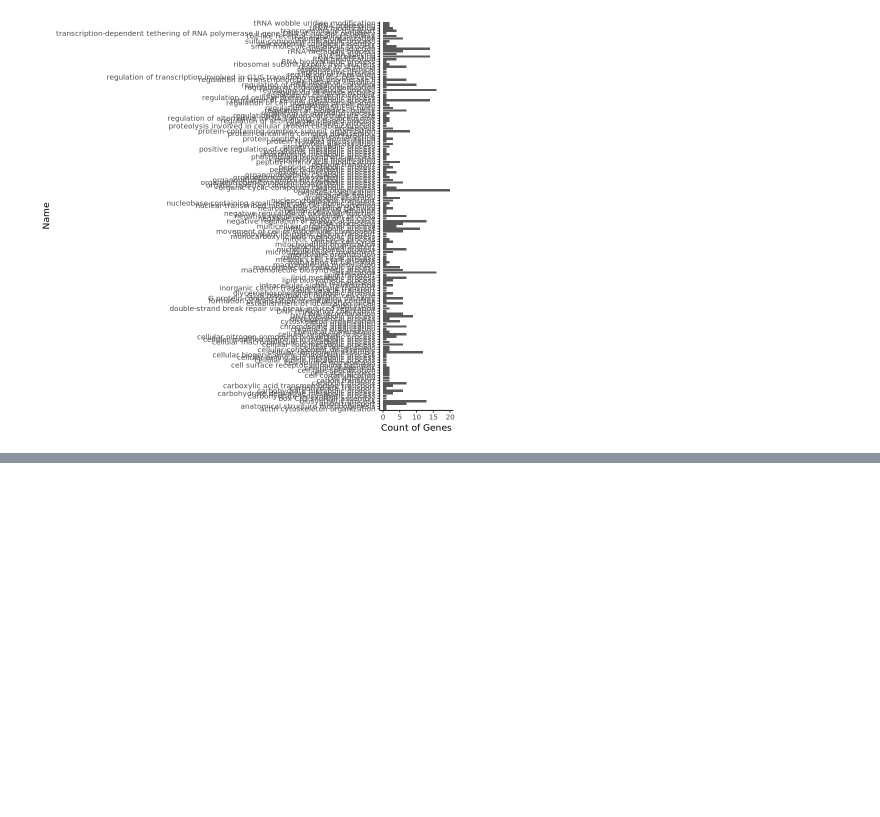
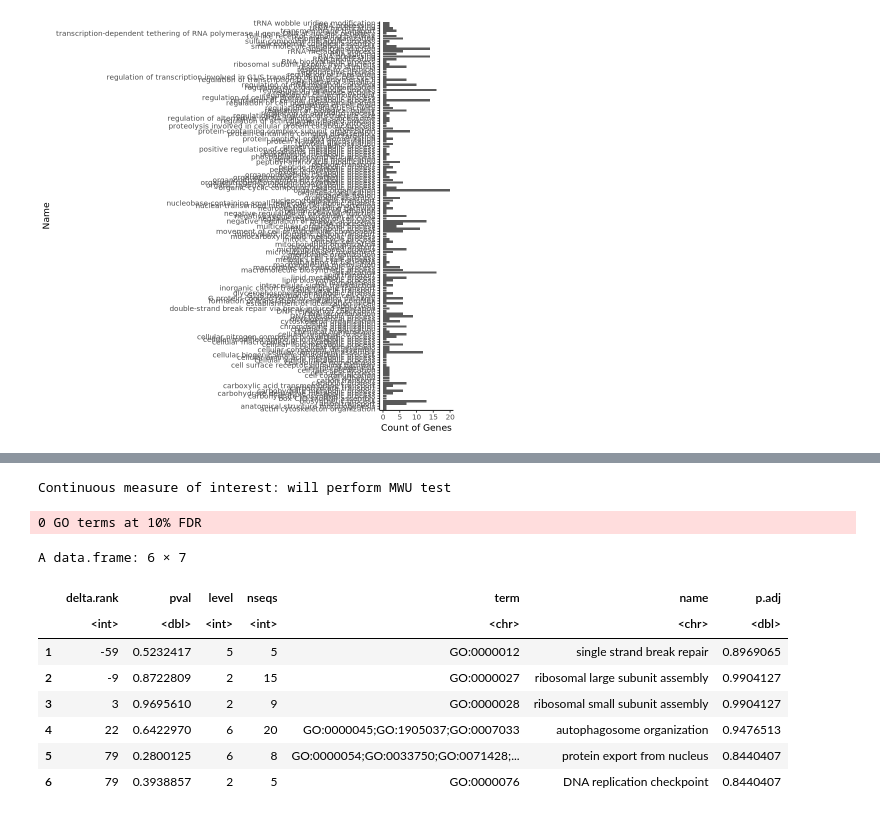
Before and after one commit to jgmcdonough/CE18_methylRAD_analysis, a Jupyter notebook: analysis/DMGs_analysis/go_mwu/go_mwu.ipynb, the cells around one changed output, grey strips where cells are left out. Saved outputs shown, nothing was run; the diff lists cells and outputs as text; code cells hidden in the pictures; blank space fills up the shorter version.

Commit message:
try analysis with log of adjusted pval as sig. measure

```diff
--- a/analysis/DMGs_analysis/go_mwu/go_mwu.ipynb
+++ b/analysis/DMGs_analysis/go_mwu/go_mwu.ipynb
@@ -844,0 +937,24 @@ List of 1
+# %%
+# Calculating stats. It might take ~3 min for MF and BP. Do not rerun it if you just want to replot the data with different cutoffs, go straight to gomwuPlot. If you change any of the numeric values below, delete the files that were generated in previos runs first.
+gomwuStats(input, goDatabase, goAnnotations, goDivision,
+           perlPath="perl", # replace with full path to perl executable if it is not in your system's PATH already
+           largest=0.1,  # a GO category will not be considered if it contains more than this fraction of the total number of genes
+           smallest=5,   # a GO category should contain at least this many genes to be considered
+           clusterCutHeight=0.25) # threshold for merging similar (gene-sharing) terms. See README for details.
+# There are no GO term at 10% FDR
+# %% [output]
+Continuous measure of interest: will perform MWU test
+0 GO terms at 10% FDR
+# %%
+mwu_BP_ch <- read.csv('/project/pi_sarah_gignouxwolfsohn_uml_edu/julia/CE_MethylRAD_analysis_2018/analysis/DMGs_analysis/go_mwu/MWU_BP_allGenes_CH_logP.csv', sep= ' ')
+head(mwu_BP_ch)
+# %% [output]
+A data.frame: 6 × 7
+|  | delta.rank | pval | level | nseqs | term | name | p.adj |
+|  | <int> | <dbl> | <int> | <int> | <chr> | <chr> | <dbl> |
+| 1 | -59 | 0.5232417 | 5 | 5 | GO:0000012 | single strand break repair | 0.8969065 |
+| 2 | -9 | 0.8722809 | 2 | 15 | GO:0000027 | ribosomal large subunit assembly | 0.9904127 |
+| 3 | 3 | 0.9695610 | 2 | 9 | GO:0000028 | ribosomal small subunit assembly | 0.9904127 |
+| 4 | 22 | 0.6422970 | 6 | 20 | GO:0000045;GO:1905037;GO:0007033 | autophagosome organization | 0.9476513 |
+| 5 | 79 | 0.2800125 | 6 | 8 | GO:0000054;GO:0033750;GO:0071428;... | protein export from nucleus | 0.8440407 |
+| 6 | 79 | 0.3938857 | 2 | 5 | GO:0000076 | DNA replication checkpoint | 0.8440407 |
```
Also changed, not shown: parts of 11 cells of this notebook, 4 other files.
